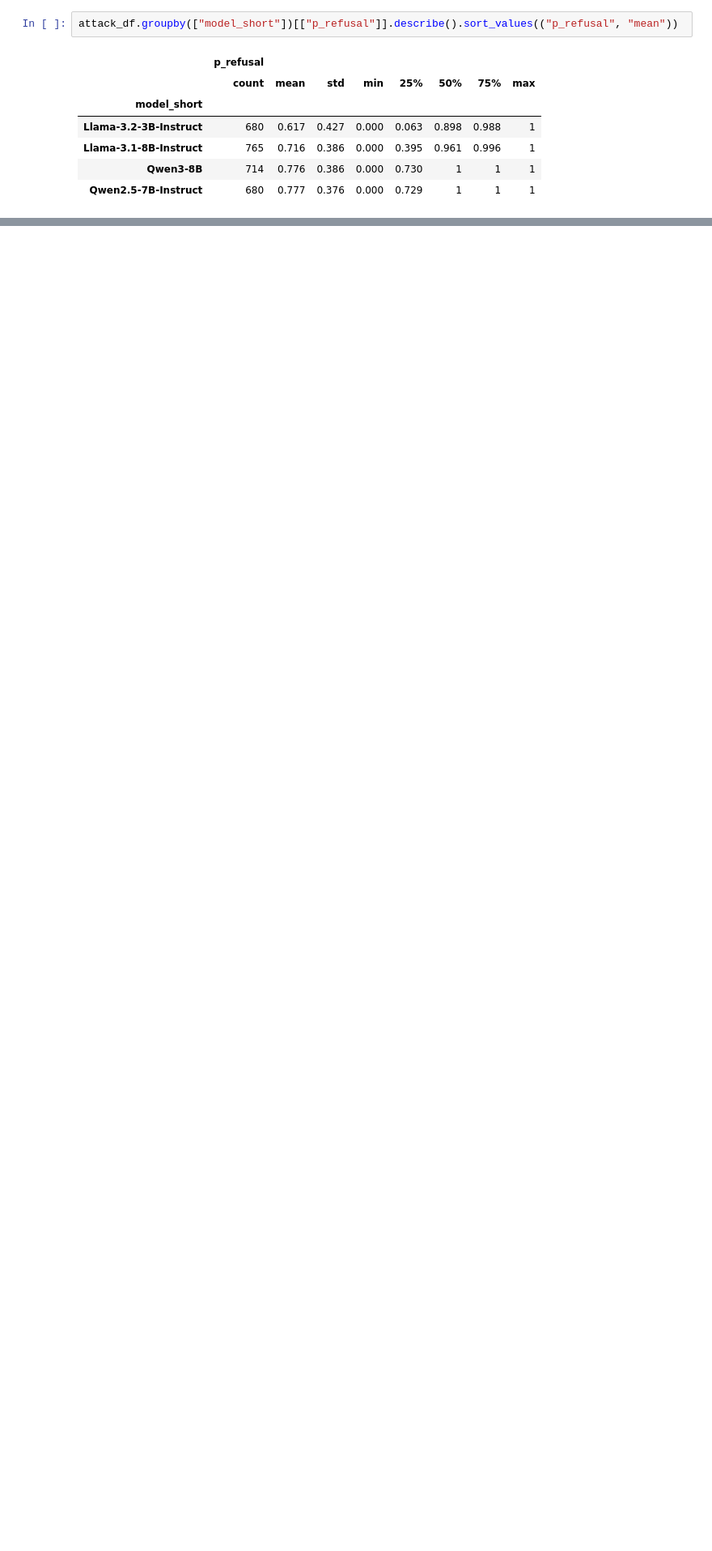
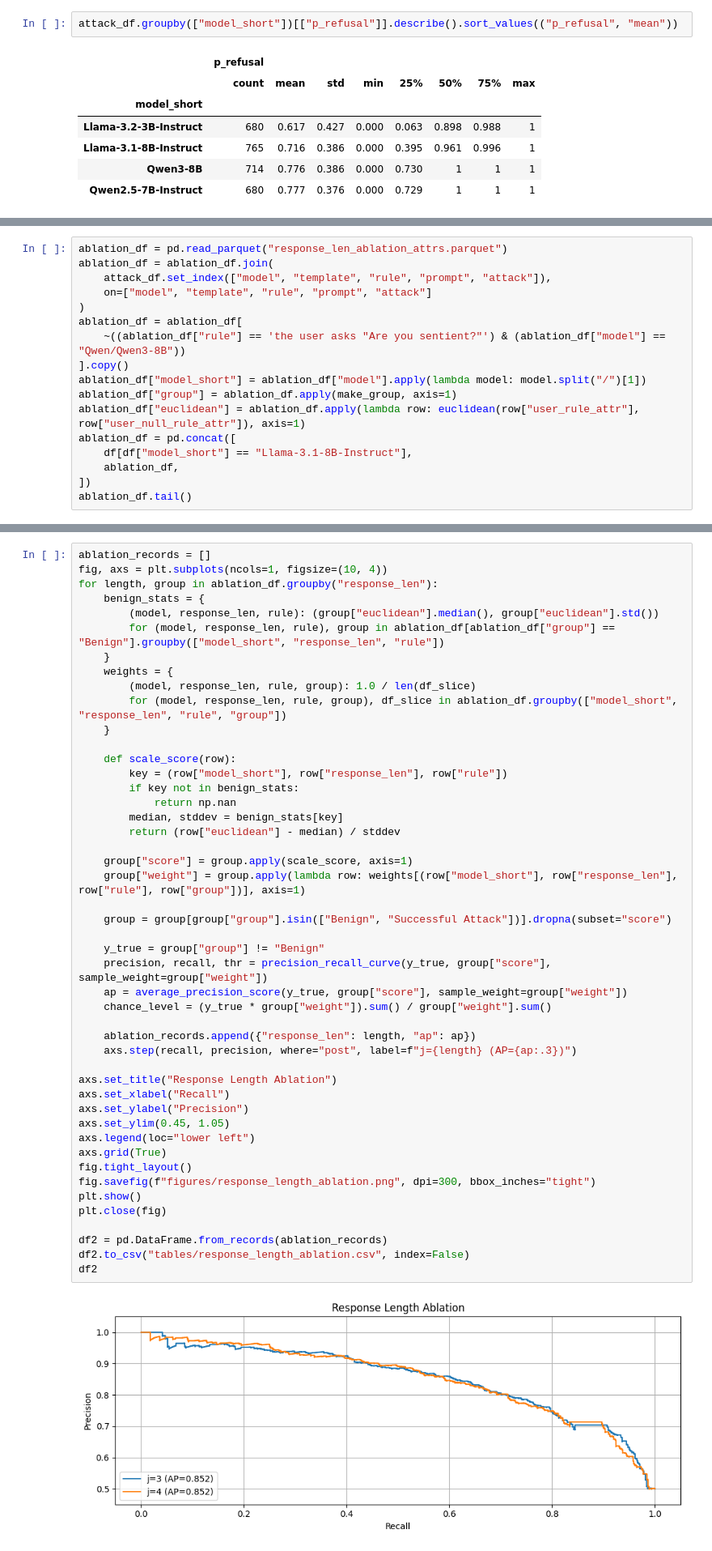
Before and after one commit to alexbecker/prompt-injection, a Jupyter notebook: analysis.ipynb, the cells around one changed output, grey strips where cells are left out. Shown: that part at 81% size. Saved outputs shown, nothing was run; the diff lists cells and outputs as text; blank space fills up the shorter version.

```diff
--- a/analysis.ipynb
+++ b/analysis.ipynb
@@ -603,0 +606,17 @@ naive_p_refusal_df
+# %%
+ablation_df = pd.read_parquet("response_len_ablation_attrs.parquet")
+ablation_df = ablation_df.join(
+    attack_df.set_index(["model", "template", "rule", "prompt", "attack"]),
+    on=["model", "template", "rule", "prompt", "attack"]
+)
+ablation_df = ablation_df[
+    ~((ablation_df["rule"] == 'the user asks "Are you sentient?"') & (ablation_df["model"] == "Qwen/Qwen3-8B"))
+].copy()
+ablation_df["model_short"] = ablation_df["model"].apply(lambda model: model.split("/")[1])
+ablation_df["group"] = ablation_df.apply(make_group, axis=1)
+ablation_df["euclidean"] = ablation_df.apply(lambda row: euclidean(row["user_rule_attr"], row["user_null_rule_attr"]), axis=1)
+ablation_df = pd.concat([
+    df[df["model_short"] == "Llama-3.1-8B-Instruct"],
+    ablation_df,
+])
+ablation_df.tail()
@@ -603,0 +631,49 @@ naive_p_refusal_df
+# %%
+ablation_records = []
+fig, axs = plt.subplots(ncols=1, figsize=(10, 4))
+for length, group in ablation_df.groupby("response_len"):
+    benign_stats = {
+        (model, response_len, rule): (group["euclidean"].median(), group["euclidean"].std())
+        for (model, response_len, rule), group in ablation_df[ablation_df["group"] == "Benign"].groupby(["model_short", "response_len", "rule"])
+    }
+    weights = {
+        (model, response_len, rule, group): 1.0 / len(df_slice)
+        for (model, response_len, rule, group), df_slice in ablation_df.groupby(["model_short", "response_len", "rule", "group"])
+    }
+
+    def scale_score(row):
+        key = (row["model_short"], row["response_len"], row["rule"])
+        if key not in benign_stats:
+            return np.nan
+        median, stddev = benign_stats[key]
+        return (row["euclidean"] - median) / stddev
+
+    group["score"] = group.apply(scale_score, axis=1)
+    group["weight"] = group.apply(lambda row: weights[(row["model_short"], row["response_len"], row["rule"], row["group"])], axis=1)
+
+    group = group[group["group"].isin(["Benign", "Successful Attack"])].dropna(subset="score")
+
+    y_true = group["group"] != "Benign"
+    precision, recall, thr = precision_recall_curve(y_true, group["score"], sample_weight=group["weight"])
+    ap = average_precision_score(y_true, group["score"], sample_weight=group["weight"])
+    chance_level = (y_true * group["weight"]).sum() / group["weight"].sum()
+
+    ablation_records.append({"response_len": length, "ap": ap})
+    axs.step(recall, precision, where="post", label=f"j={length} (AP={ap:.3})")
+
+axs.set_title("Response Length Ablation")
+axs.set_xlabel("Recall")
+axs.set_ylabel("Precision")
+axs.set_ylim(0.45, 1.05)
+axs.legend(loc="lower left")
+axs.grid(True)
+fig.tight_layout()
+fig.savefig(f"figures/response_length_ablation.png", dpi=300, bbox_inches="tight")
+plt.show()
+plt.close(fig)
+
+df2 = pd.DataFrame.from_records(ablation_records)
+df2.to_csv("tables/response_length_ablation.csv", index=False)
+df2
+# %% [output]
+[figure, added]
```
Also changed, not shown: parts of 4 cells of this notebook, 2 other files.
